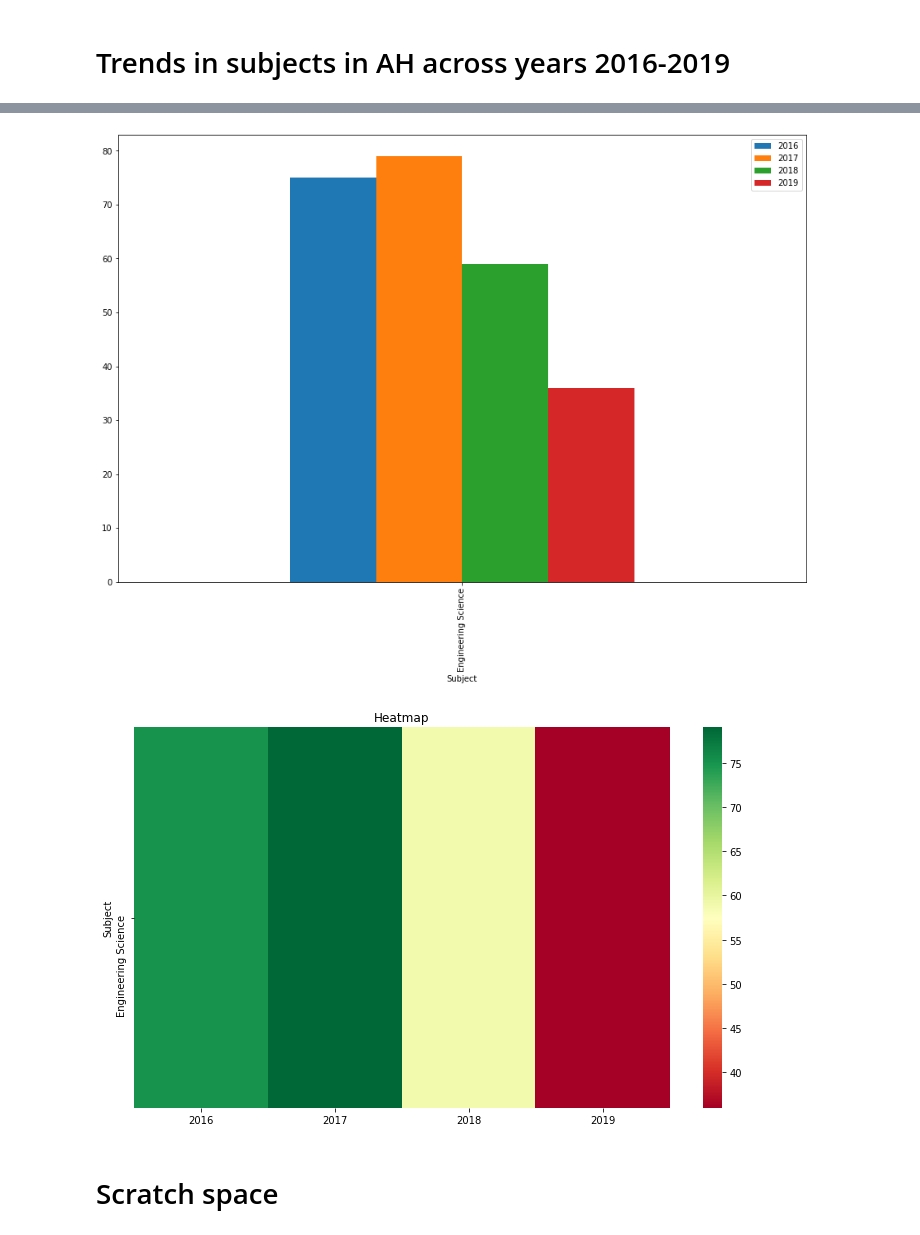
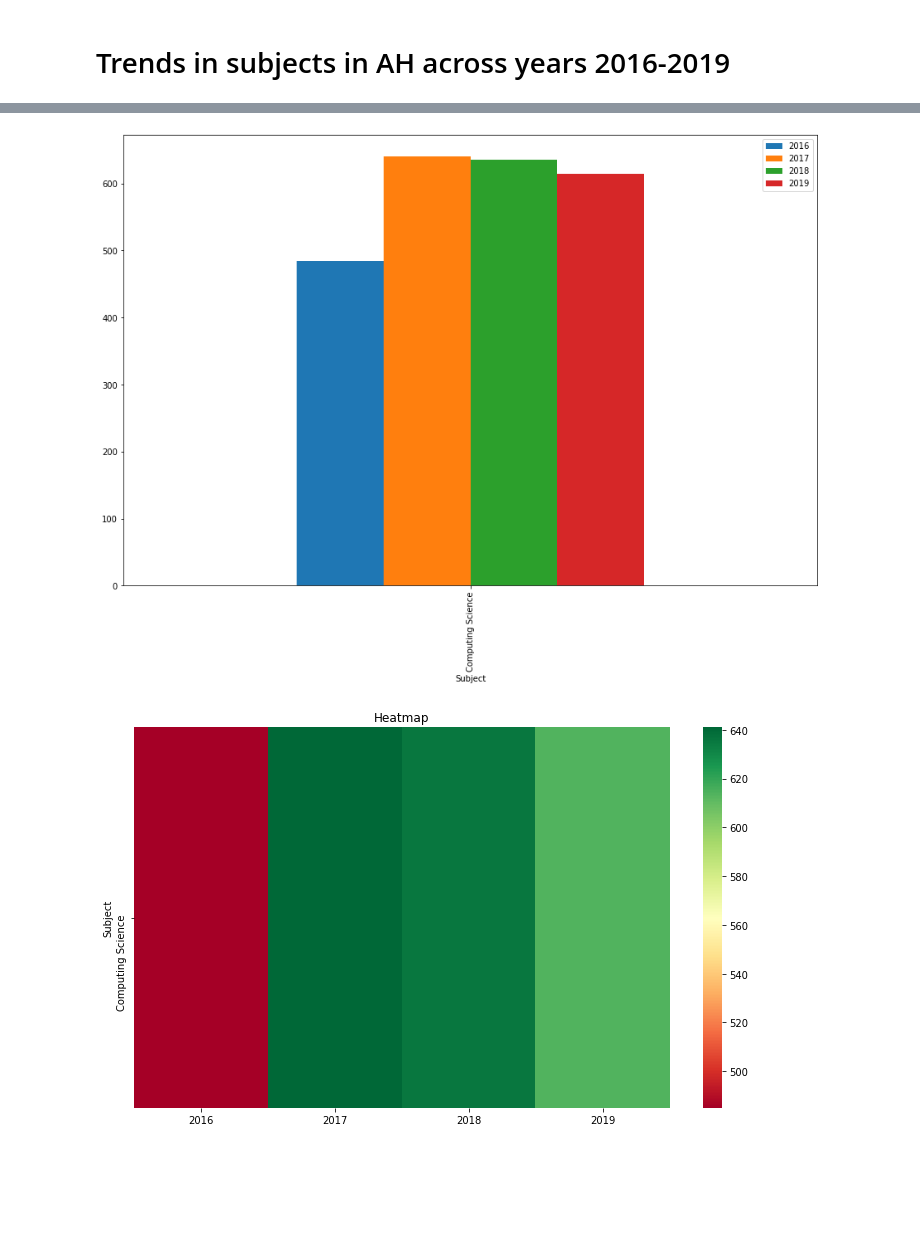
Before and after one commit to EsterGM/Women-In-Tech, a Jupyter notebook: final_computing_in_schools/CS_in_schools.ipynb, the cells around one changed output, grey strips where cells are left out. Cells and saved outputs as stored; diff of their text form; code cells hidden in the pictures; blank space fills up the shorter version.

```diff
--- a/final_computing_in_schools/CS_in_schools.ipynb
+++ b/final_computing_in_schools/CS_in_schools.ipynb
@@ -501,6 +490,7 @@ def read_data_h():
   # There has been some changes to exam levels in this year
   new_h_path = 'https://github.com/njaincode/final_project/blob/main/SQA_datasets/2015/ASR2015_NewHigher.xls?raw=true'
   df_15a = pd.read_excel(h_path, sheet_name=sheet_name,header=None)
+  return df_15, df_16, df_17, df_18, df_19
 
 def read_data_n5():
   # Read N5 stats for years [2015:2019]
@@ -522,9 +512,9 @@ def read_data_n5():
 
   h_path = 'https://github.com/njaincode/final_project/blob/main/SQA_datasets/2015/ASR2015_National5.xls?raw=true'
   df_15 = pd.read_excel(h_path, sheet_name=sheet_name,header=None)
+  return df_15, df_16, df_17, df_18, df_19
 
-
-def clean_data(df, ishigher_yr15, isyr19):
+ def clean_data(df, ishigher_yr15, isyr19):
 
   # Data cleaning
 
@@ -541,7 +531,7 @@ def clean_data(df, ishigher_yr15, isyr19):
   else:
     df_c = df.iloc[:, [0,1,2,3]]
 
-  # Remove top 7 rows to get to data of interest
+  # Remove top 8 rows to get to data of interest
   # First entry should be Accounting
   df_c.drop([0,1,2,3,4,5,6,7], inplace=True)
   df_c.reset_index(drop=True, inplace=True)
@@ -556,12 +546,8 @@ def clean_data(df, ishigher_yr15, isyr19):
   df_c.reset_index(drop=True, inplace=True)
 
   # Remove Totals row
-  # FIXME index will only work if Subjects is used as index, how to do that?
-  #df_c = df_c.set_index("Subject")
-  #df_c = df_c.drop(index=["Totals"])
   # It happens to be the last, so just select all except last
   df_c = df_c[:-1]
-
   return df_c
 
 def prepare_data(df_15, df_16, df_17, df_18, df_19, ishigher):
@@ -602,9 +588,6 @@ def main_function():
   df_n_2015, df_n_2016, df_n_2017, df_n_2018, df_n_2019 = read_data_n5()
   dfcn_15, dfcn_16, dfcn_17, dfcn_18, dfcn_19 = prepare_data(df_n_2015, df_n_2016, df_n_2017, df_n_2018, df_n_2019, ishigher=False)
 
-  p1 =
-
-
   #print(dfc_19.head(5))
   # Plot - x=subjects, y=number of female students
   #xaxis = dfc_19['Subject']
@@ -615,15 +598,14 @@ def main_function():
   # Set index as subject, it eases in plotting
   ahigher_plot.set_index('Subject', inplace=True)
 
-  print(p2['Subject'])
+  #print(p2['Subject'])
   p2.set_index('Subject', inplace=True)
 
   # Remove language subjects
   p2 = p2.drop(index=subject_lang, axis=0)
   p2.sort_values(by = ["Female percentage"], ascending = [False], inplace=True)
 
-
-  fig, ax = plt.subplots(1, 2, figsize=(25,15))
+  fig, ax = plt.subplots(1, 1, figsize=(25,15))
   #ahigher_plot.plot(kind='bar', title='Girls subject intake in Advanced Higher', ylabel='Total intake', xlabel='Subject', ax=ax[0])
   #ax[0].legend(loc="upper right")
   # Control y-axis, step size=100
@@ -631,11 +613,8 @@ def main_function():
   #ax[0].set_yticks(major_ticks)
   p2.plot(kind='bar', title='Gender wise (%) subject distribution in Advanced Higher', ylabel='Percent', xlabel='Subject', ax=ax[1])
   plt.show()
-  #ax.grid(zorder=0)
-  # FIXME ax.bar(range(len(ahigher_plot)), ahigher_plot, width=0.3, align='center', color='skyblue', zorder=3)
 
   # Show another graph with Technology subjects or STEM subjects?
-
   ah_p2 = ahigher_plot.loc[soi]
 
   fig, ax = plt.subplots(1, 1, figsize=(15,8))
@@ -949,7 +879,6 @@ subject_lang = ['Latin', 'German', 'Spanish', 'French', 'English', 'Italian', 'G
 # Subjects of interest (add all STEM related)
 soi = ['Mathematics', 'Physics', 'Business Management', 'Computing Science', 'Engineering Science', 'Graphic Communication', 'Mathematics of Mechanics', 'Statistics']
 
-
 def read_data_ah():
   # Read Advanced Higher stats for year 2019
 
@@ -958,7 +887,6 @@ def read_data_ah():
 
   ah_path = 'https://github.com/njaincode/final_project/blob/main/SQA_datasets/2019/ASR2019_AdvancedHigher.xls?raw=true'
   df = pd.read_excel(ah_path, sheet_name=sheet_name,header=None)
-
   return df
 
 def clean_data(df, isyr19):
@@ -1008,8 +936,8 @@ def plot_df(df):
   plt.show()
 
 def plot_heatmap(df):
-  #sub = ['Computing Science']
-  sub = ['Engineering Science']
+  sub = ['Computing Science']
+  #sub = ['Engineering Science']
   # To understand heatmap, plot simple bar graph first
   fig, ax = plt.subplots(1, 1, figsize=(15,10))
   df1 = df.loc[sub]
@@ -1036,34 +964,33 @@ def main_function():
 
   dfc = clean_data(df_ah, isyr19=True)
   # Make a copy
   dfc1 = dfc
   dfc1.set_index('Subject', inplace=True)
   # Remove language subjects
   dfc1 = dfc1.drop(index=subject_lang, axis=0)
   dfc1.sort_values(by = ["Percent change 18/19"], ascending = [True], inplace=True)
   #print(dfc.shape)
 
   # To print
   dfp = dfc1[['Percent change 18/19']]
   plot_df(dfp)
 
   # Plot STEM subjects
   dfp = dfc.loc[soi]
   dfp = dfp[['Percent change 18/19']]
   fig, ax = plt.subplots(1, 1, figsize=(10,5))
   dfp.plot(kind='barh', title='% change in STEM subjects intake in Advanced Higher 2019', ylabel='% change', xlabel='Subjects', ax=ax, color='red')
   plt.show()
 
+  # Just experimenting
   dfp = dfc.loc[soi]
   dfp = dfp[['2016', '2017', '2018', '2019']]
   plot_heatmap(dfp)
 
 
 main_function()
 # %% [output]
 [figure]
 [figure]
-[figure, old version]
+[figure, new version]
-[figure, old version]
+[figure, new version]
-# %% [markdown]
-# Scratch space
```
Also changed, not shown: parts of 12 cells of this notebook.
